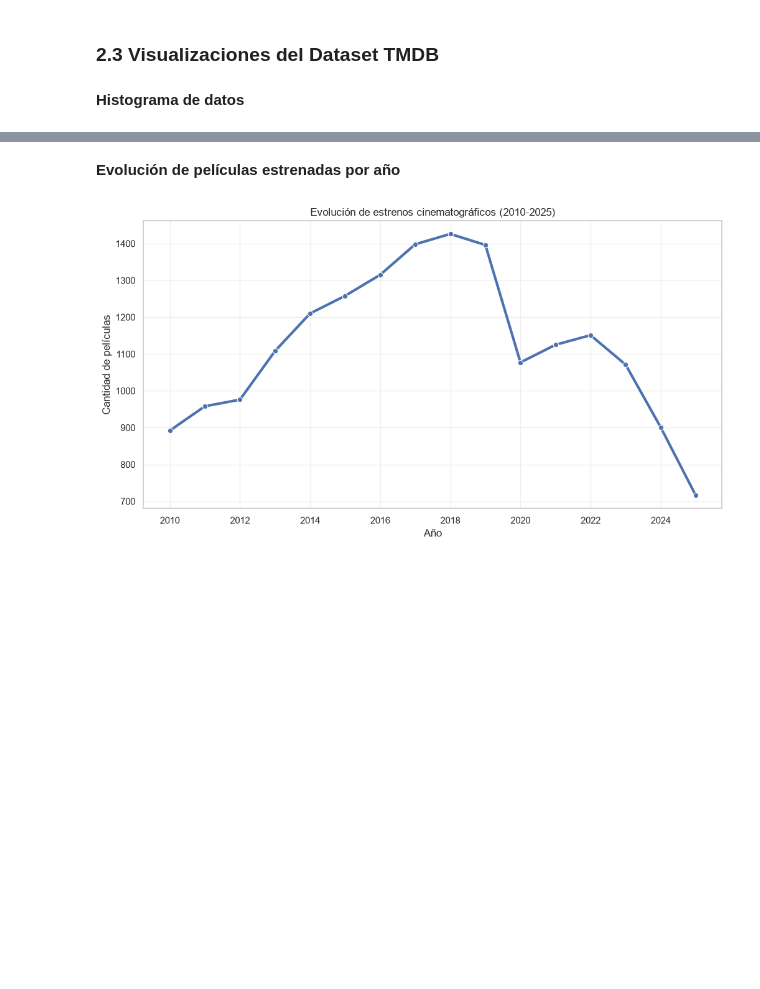
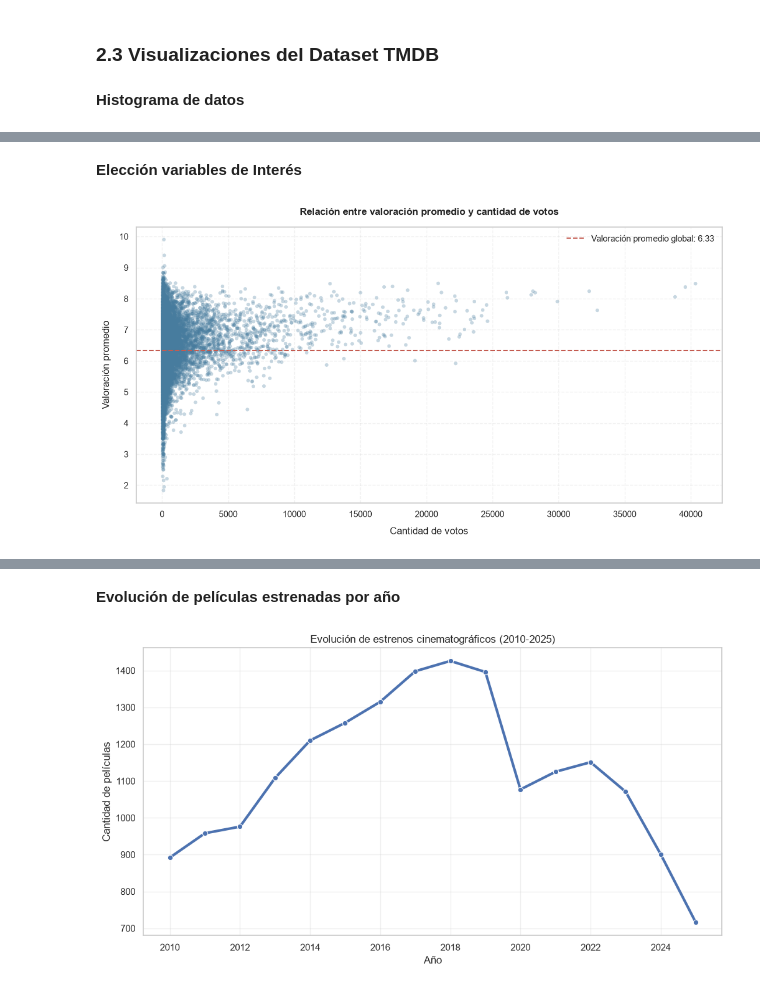
Before and after one commit to yetgx/mcdi500-tmdb-grupo4, a Jupyter notebook: F1/movies.ipynb, the cells around one changed output, grey strips where cells are left out. Saved outputs shown, nothing was run; the diff lists cells and outputs as text; code cells hidden in the pictures; blank space fills up the shorter version.

```diff
--- a/F1/movies.ipynb
+++ b/F1/movies.ipynb
@@ -186,0 +243,53 @@ df = df[(df["release_year"] >= 2010) & (df["release_year"] <= 2025)]
+# %% [markdown]
+**Elección variables de Interés**
+# %%
+# Gráfico de dispersión: Popularidad frente a Fecha de estreno
+
+datos_votos = datos_votos[datos_votos["vote_count"] > 0]
+
+# Calcular valoración promedio global
+promedio_global = datos_votos["vote_average"].mean()
+
+fig, ax = plt.subplots(figsize=(11, 6))
+
+# Gráfico de dispersión
+ax.scatter(
+    datos_votos["vote_count"],
+    datos_votos["vote_average"],
+    alpha=0.30,
+    s=20,
+    color="#477C9E",
+    edgecolors="none"
+)
+
+# Línea de referencia: promedio global
+ax.axhline(
+    promedio_global,
+    color="#C45B50",
+    linestyle="--",
+    linewidth=1.5,
+    label=f"Valoración promedio global: {promedio_global:.2f}"
+)
+
+# Configuración de ejes
+ax.set_xlabel("Cantidad de votos", labelpad=10)
+ax.set_ylabel("Valoración promedio", labelpad=10)
+
+# Título
+ax.set_title(
+    "Relación entre valoración promedio y cantidad de votos",
+    pad=15,
+    fontweight="bold"
+)
+
+# Cuadrícula
+ax.grid(axis="both", alpha=0.25, linestyle="--")
+ax.set_axisbelow(True)
+
+# Leyenda
+ax.legend(frameon=False, loc="best")
+
+plt.tight_layout()
+plt.show()
+# %% [output]
+[figure, added]
```
Also changed, not shown: parts of 34 cells of this notebook.
